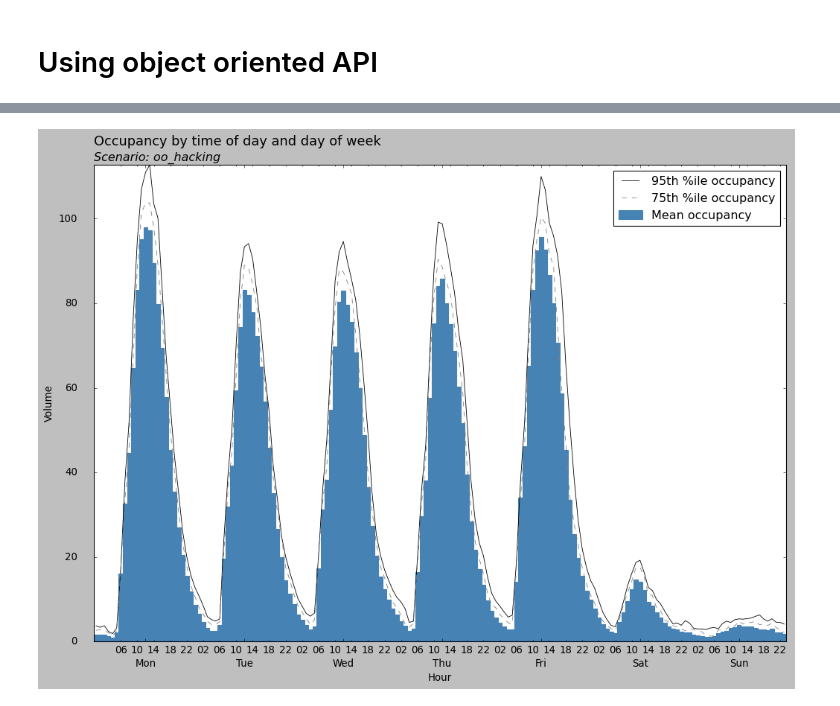
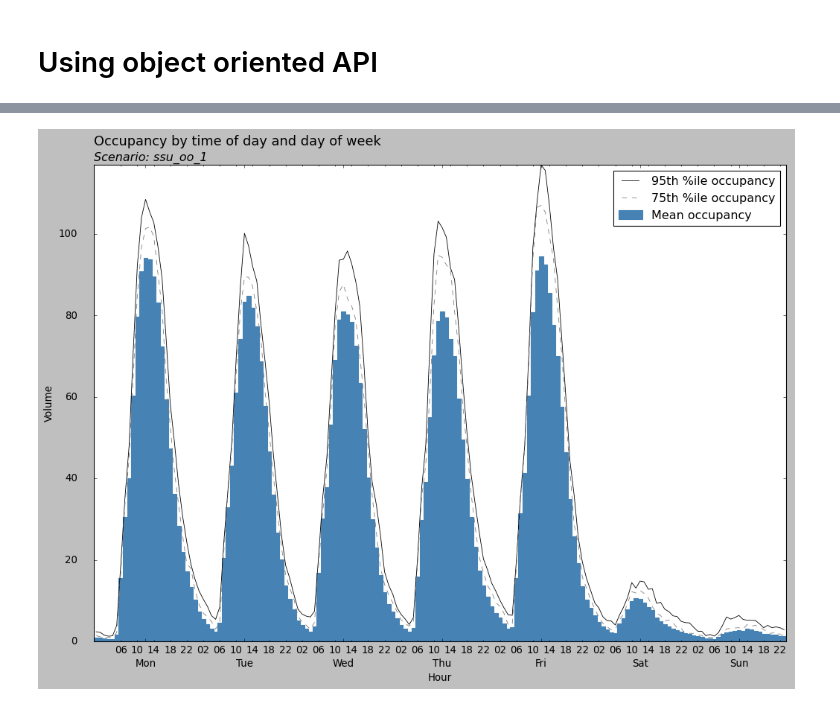
Before and after one commit to misken/hillmaker, a Jupyter notebook: docs/jb-hm/using_oo_api.ipynb, the cells around one changed output, grey strips where cells are left out. Drawn from its saved outputs; the diff is of its cells as text; code cells hidden in the pictures.

Commit message:
more doc work and flattened results dataframes

```diff
--- a/docs/jb-hm/using_oo_api.ipynb
+++ b/docs/jb-hm/using_oo_api.ipynb
@@ -61,0 +22,4 @@ Type:      method
+# %%
+ssu_stopdata = './data/ssu_2024.csv'
+ssu_stops_df = pd.read_csv(ssu_stopdata, parse_dates=['InRoomTS','OutRoomTS'])
+ssu_stops_df.info() # Check out the structure of the resulting DataFrame
@@ -61,0 +74,21 @@ Type:      method
+# %%
+# Required inputs
+scenario_name = 'ssu_oo_1'
+stops_df = ssu_stops_df
+in_field_name = 'InRoomTS'
+out_field_name = 'OutRoomTS'
+start_date = '2024-06-01'
+end_date = pd.Timestamp('8/31/2024')
+
+# Optional inputs
+cat_field_name = 'PatType'
+bin_size_minutes = 60
+# %%
+scenario_1 = hm.Scenario(scenario_name=scenario_name,
+                         data=stops_df,
+                         in_field=in_field_name,
+                         out_field=out_field_name,
+                         start_analysis_dt=start_date,
+                         end_analysis_dt=end_date,
+                         cat_field=cat_field_name,
+                         bin_size_minutes=bin_size_minutes)
@@ -62,5 +173,5 @@ Type:      method
 # %%
-oo_hacking.make_weekly_plot(plot_style='classic')
+scenario_1.make_weekly_plot(plot_style='classic')
 # %% [output]
-[figure, old version]
+[figure, new version]
 # %%
```
Also changed, not shown: parts of 36 cells of this notebook, 4 other files.
